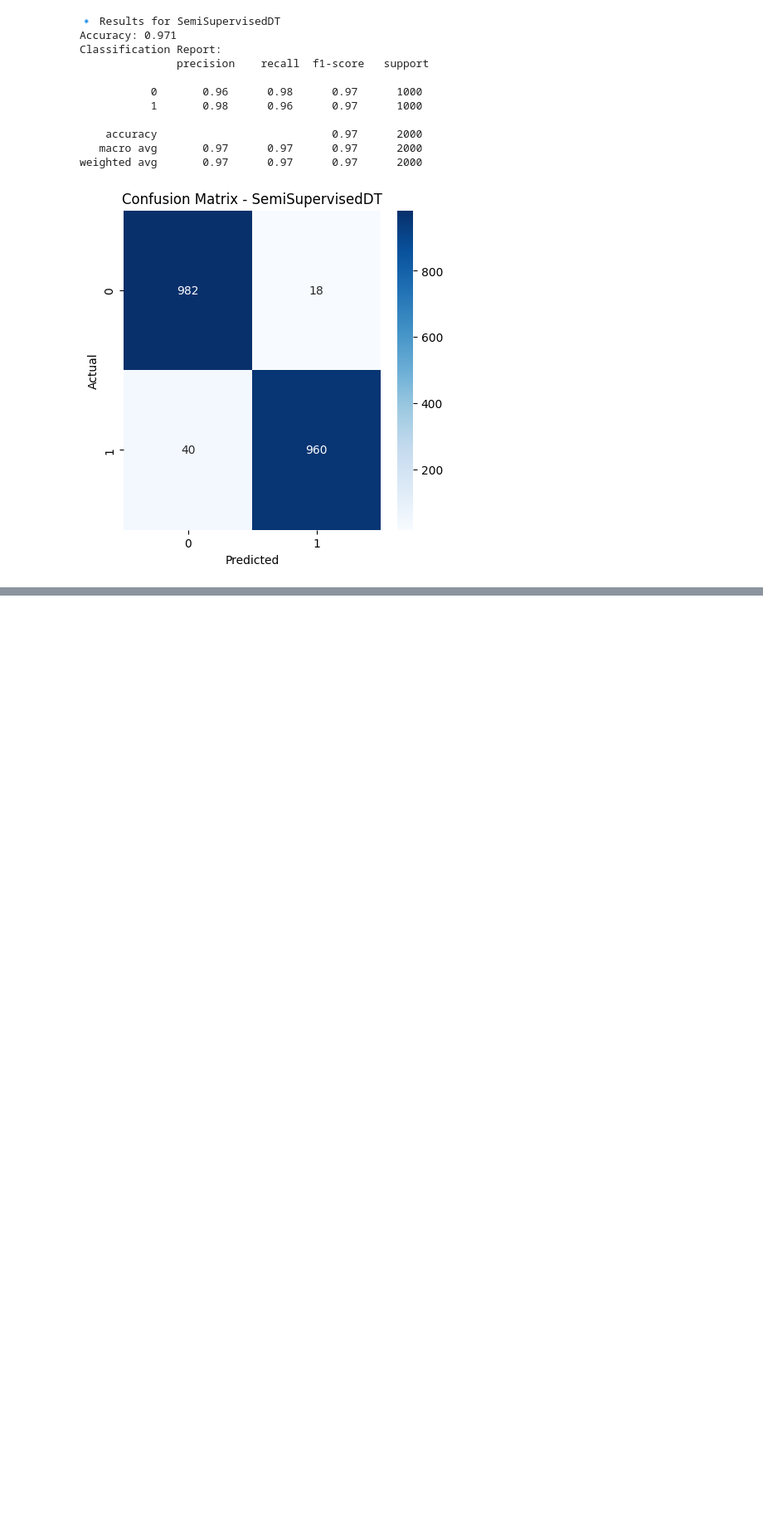
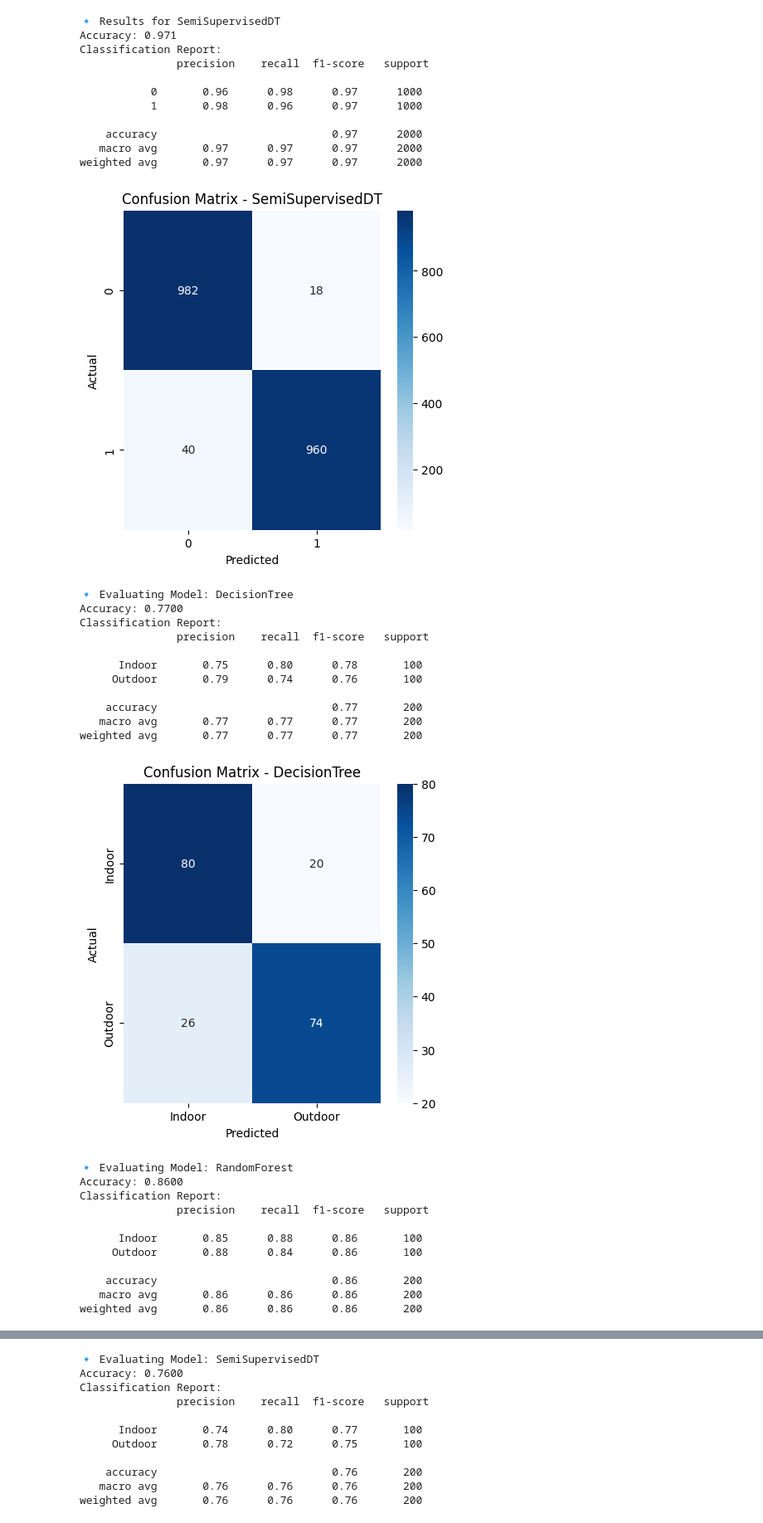
Before and after one commit to sara84ez/AI-Project, a Jupyter notebook: notebook-semi-final.ipynb, the cells around one changed output, grey strips where cells are left out. Shown at 83% size. Drawn from its saved outputs; the diff is of its cells as text; code cells hidden in the pictures; blank space fills up the shorter version.

Commit message:
Kaggle Notebook | notebook36afd07425 | 3-5-2025

```diff
--- a/notebook-semi-final.ipynb
+++ b/notebook-semi-final.ipynb
@@ -22,6 +24,6 @@ from sklearn.model_selection import RandomizedSearchCV
 # %%
 DATASET_PATH = "/kaggle/input/training/Training"
-#DATASET_PATH_TEST = "/kaggle/working/Museum_Test"
+DATASET_PATH_TEST = "/kaggle/input/testing/Museum_Validation"
 # %%
 def image_hash(image):
     """Generate a hash for an image to detect duplicates."""
@@ -289,3 +351,10 @@ Classification Report:
    macro avg       0.97      0.97      0.97      2000
 weighted avg       0.97      0.97      0.97      2000
 [figure]
+# %%
+# Load saved models
+models = {
+    "DecisionTree": joblib.load("/kaggle/input/training-models/scikitlearn/default/1/DecisionTree.pkl"),
+    "RandomForest": joblib.load("/kaggle/input/training-models/scikitlearn/default/1/RandomForest.pkl"),
+    "SemiSupervisedDT": joblib.load("/kaggle/input/training-models/scikitlearn/default/1/SemiSupervisedDT.pkl")
+}
@@ -291,0 +411,48 @@ weighted avg       0.97      0.97      0.97      2000
+# %%
+# Evaluate models
+for model_name, model in models.items():
+    print(f"\n🔹 Evaluating Model: {model_name}")
+
+    # Predict on test dataset
+    y_pred = model.predict(X_test)
+
+    # Compute evaluation metrics
+    accuracy = accuracy_score(y_test, y_pred)
+    report = classification_report(y_test, y_pred, target_names=["Indoor", "Outdoor"])
+    conf_matrix = confusion_matrix(y_test, y_pred)
+
+    # Print evaluation results
+    print(f"Accuracy: {accuracy:.4f}")
+    print("Classification Report:\n", report)
+
+    # Confusion Matrix
+    plt.figure(figsize=(5, 5))
+    sns.heatmap(conf_matrix, annot=True, fmt='d', cmap="Blues", xticklabels=["Indoor", "Outdoor"], yticklabels=["Indoor", "Outdoor"])
+    plt.title(f"Confusion Matrix - {model_name}")
+    plt.xlabel("Predicted")
+    plt.ylabel("Actual")
+    plt.show()
+# %% [output]
+🔹 Evaluating Model: DecisionTree
+Accuracy: 0.7700
+Classification Report:
+               precision    recall  f1-score   support
+
+      Indoor       0.75      0.80      0.78       100
+     Outdoor       0.79      0.74      0.76       100
+
+    accuracy                           0.77       200
+   macro avg       0.77      0.77      0.77       200
+weighted avg       0.77      0.77      0.77       200
+[figure, added]
+🔹 Evaluating Model: RandomForest
+Accuracy: 0.8600
+Classification Report:
+               precision    recall  f1-score   support
+
+      Indoor       0.85      0.88      0.86       100
+     Outdoor       0.88      0.84      0.86       100
+
+    accuracy                           0.86       200
+   macro avg       0.86      0.86      0.86       200
+weighted avg       0.86      0.86      0.86       200
@@ -291,0 +460,11 @@ weighted avg       0.97      0.97      0.97      2000
+🔹 Evaluating Model: SemiSupervisedDT
+Accuracy: 0.7600
+Classification Report:
+               precision    recall  f1-score   support
+
+      Indoor       0.74      0.80      0.77       100
+     Outdoor       0.78      0.72      0.75       100
+
+    accuracy                           0.76       200
+   macro avg       0.76      0.76      0.76       200
+weighted avg       0.76      0.76      0.76       200
```
Also changed, not shown: parts of 7 cells of this notebook.
